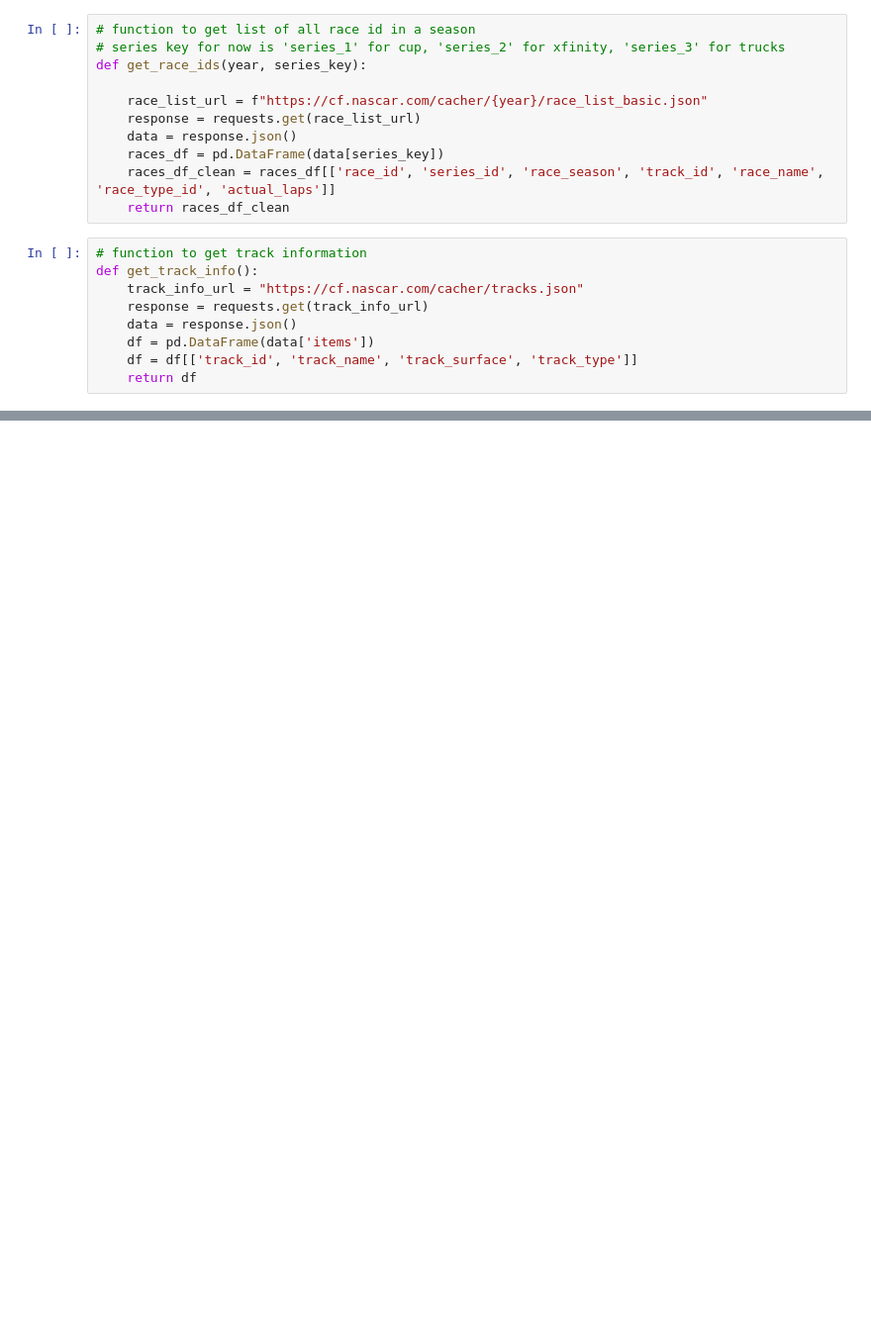
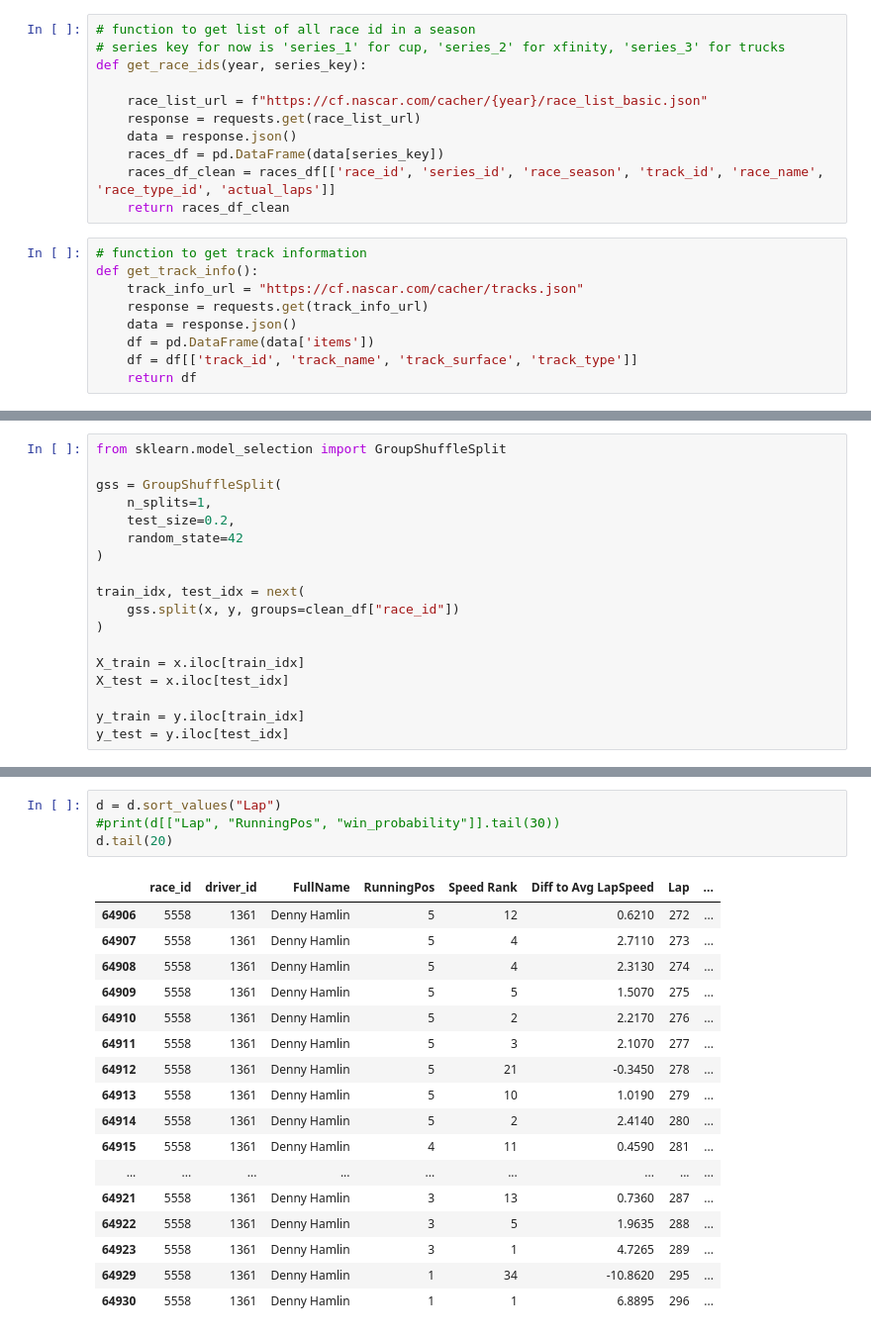
Before and after one commit to sieloffs/NASCAR-Analytics, a Jupyter notebook: Functions for Web Scraping.ipynb, the cells around one changed output, grey strips where cells are left out. Shown at 99% size. Drawn from its saved outputs; the diff is of its cells as text; blank space fills up the shorter version.

```diff
--- a/Functions for Web Scraping.ipynb
+++ b/Functions for Web Scraping.ipynb
@@ -208,0 +294,18 @@ merged_df
+# %%
+from sklearn.model_selection import GroupShuffleSplit
+
+gss = GroupShuffleSplit(
+    n_splits=1,
+    test_size=0.2,
+    random_state=42
+)
+
+train_idx, test_idx = next(
+    gss.split(x, y, groups=clean_df["race_id"])
+)
+
+X_train = x.iloc[train_idx]
+X_test = x.iloc[test_idx]
+
+y_train = y.iloc[train_idx]
+y_test = y.iloc[test_idx]
@@ -208,0 +361,22 @@ merged_df
+# %%
+d = d.sort_values("Lap")
+#print(d[["Lap", "RunningPos", "win_probability"]].tail(30))
+d.tail(20)
+# %% [output]
+|  | race_id | driver_id | FullName | RunningPos | Speed Rank | Diff to Avg LapSpeed | Lap | ... |
+| 64906 | 5558 | 1361 | Denny Hamlin | 5 | 12 | 0.6210 | 272 | ... |
+| 64907 | 5558 | 1361 | Denny Hamlin | 5 | 4 | 2.7110 | 273 | ... |
+| 64908 | 5558 | 1361 | Denny Hamlin | 5 | 4 | 2.3130 | 274 | ... |
+| 64909 | 5558 | 1361 | Denny Hamlin | 5 | 5 | 1.5070 | 275 | ... |
+| 64910 | 5558 | 1361 | Denny Hamlin | 5 | 2 | 2.2170 | 276 | ... |
+| 64911 | 5558 | 1361 | Denny Hamlin | 5 | 3 | 2.1070 | 277 | ... |
+| 64912 | 5558 | 1361 | Denny Hamlin | 5 | 21 | -0.3450 | 278 | ... |
+| 64913 | 5558 | 1361 | Denny Hamlin | 5 | 10 | 1.0190 | 279 | ... |
+| 64914 | 5558 | 1361 | Denny Hamlin | 5 | 2 | 2.4140 | 280 | ... |
+| 64915 | 5558 | 1361 | Denny Hamlin | 4 | 11 | 0.4590 | 281 | ... |
+| ... | ... | ... | ... | ... | ... | ... | ... | ... |
+| 64921 | 5558 | 1361 | Denny Hamlin | 3 | 13 | 0.7360 | 287 | ... |
+| 64922 | 5558 | 1361 | Denny Hamlin | 3 | 5 | 1.9635 | 288 | ... |
+| 64923 | 5558 | 1361 | Denny Hamlin | 3 | 1 | 4.7265 | 289 | ... |
+| 64929 | 5558 | 1361 | Denny Hamlin | 1 | 34 | -10.8620 | 295 | ... |
+| 64930 | 5558 | 1361 | Denny Hamlin | 1 | 1 | 6.8895 | 296 | ... |
```
Also changed, not shown: parts of 33 cells of this notebook.
